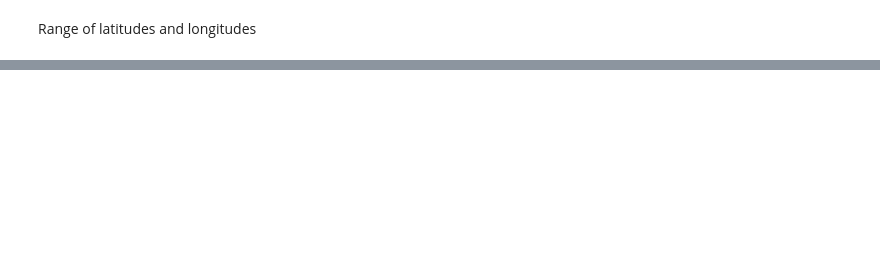
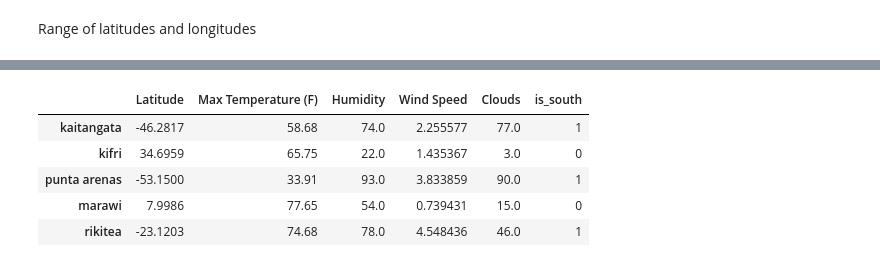
Before and after one commit to danielherfurth/python-api-challenge, a Jupyter notebook: WeatherPy/weather.ipynb, the cells around one changed output, grey strips where cells are left out. Cells and saved outputs as stored; diff of their text form; code cells hidden in the pictures; blank space fills up the shorter version.

```diff
--- a/WeatherPy/weather.ipynb
+++ b/WeatherPy/weather.ipynb
@@ -61,20 +57,38 @@ i, j = 0, 0
 # %%
+temp_dict = {}
+# {city:[lat, long, max_temp, humidity, windspeed, country]}
+# 0 = lat
+# 1 = long
+# 2 = max_temp
+# 3 = humidity
+# 4 = windspeed
+# 5 = country
+
+i, j = 0, 0
+
 for city in cities:
-    search_str = f'http://api.openweathermap.org/data/2.5/weather?q={city}&appid={api_key}'
-    resp = requests.get(search_str)
-    if resp.status_code == 200:
-        if i < 500:
+    if i < 50:
+        search_str = f'http://api.openweathermap.org/data/2.5/weather?q={city}&appid={api_key}'
+        resp = requests.get(search_str)
+        if resp.status_code == 200:
             resp = resp.json()
             vs = [
                     resp['coord']['lat'],
-                    k_to_c(resp['main']['temp']),
+                    k_to_f(resp['main']['temp_max']),
                     resp['main']['humidity'],
                     kmh_to_mph(resp['wind']['speed']),
+                    resp['clouds']['all']
             ]
+            temp_dict[city] = vs
             i += 1
-            temp_dict[city] = vs
-        print(f'Request {j}: {city} request successful.')
+            print(f'Request {j}: {city} request successful.')
+        else:
+            print(f'Request {j}: {city} request failed.')
+        j += 1
     else:
-        print(f'Request {j}: {city} request failed.')
-    j += 1
+        print(
+                f'{i} successful requests made.\n'
+                f'{round(i / j * 100, 2)}% of requests succeeded.'
+        )
+        break
 # %% [output]
@@ -98,0 +112,12 @@ KeyboardInterrupt:
+# %%
+dft = pd.DataFrame(temp_dict).T
+dft.columns = ['Latitude','Max Temperature (F)', 'Humidity', 'Wind Speed', 'Clouds']
+dft['is_south'] = dft['Latitude'].apply(lambda x: 1 if x < 0 else 0)
+dft.head()
+# %% [output]
+|  | Latitude | Max Temperature (F) | Humidity | Wind Speed | Clouds | is_south |
+| kaitangata | -46.2817 | 58.68 | 74.0 | 2.255577 | 77.0 | 1 |
+| kifri | 34.6959 | 65.75 | 22.0 | 1.435367 | 3.0 | 0 |
+| punta arenas | -53.1500 | 33.91 | 93.0 | 3.833859 | 90.0 | 1 |
+| marawi | 7.9986 | 77.65 | 54.0 | 0.739431 | 15.0 | 0 |
+| rikitea | -23.1203 | 74.68 | 78.0 | 4.548436 | 46.0 | 1 |
```
Also changed, not shown: parts of 25 cells of this notebook, 1 other file.
